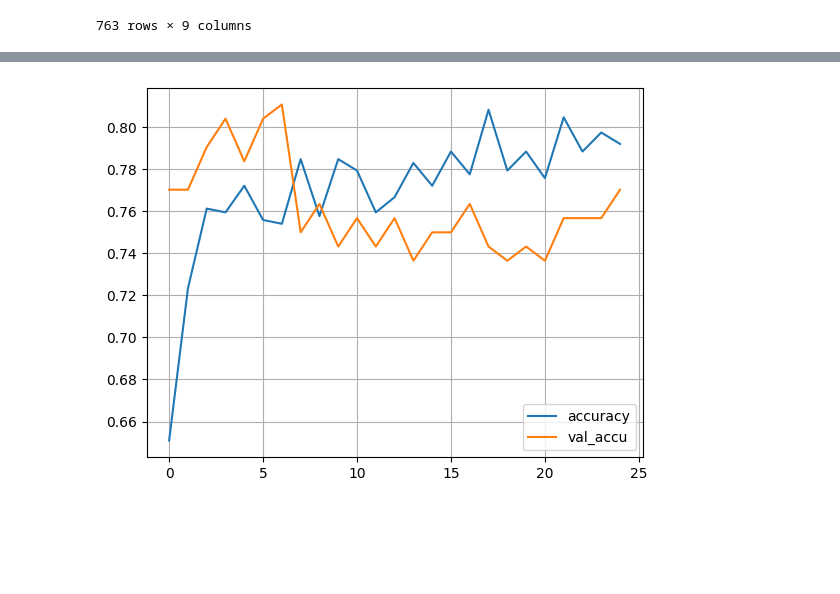
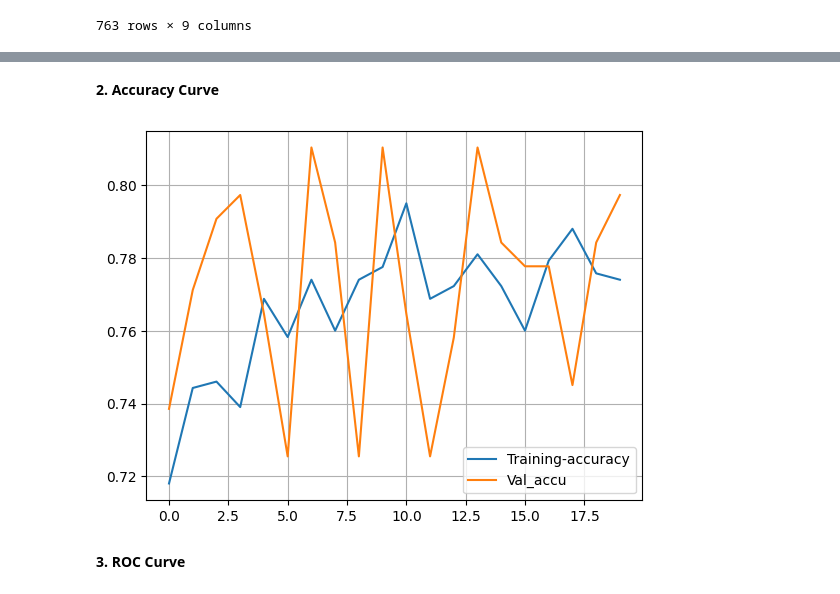
Before and after one commit to aarnab123/Diabetes-Prediction, a Jupyter notebook: diabetes_disease_prediction.ipynb, the cells around one changed output, grey strips where cells are left out. Saved outputs shown, nothing was run; the diff lists cells and outputs as text; code cells hidden in the pictures; blank space fills up the shorter version.

Commit message:
Kaggle Notebook | Diabetes-Disease Prediction | Version 7

```diff
--- a/diabetes_disease_prediction.ipynb
+++ b/diabetes_disease_prediction.ipynb
@@ -331,0 +327,11 @@ ColumnTransformer(transformers=[('pipeline-1',
+# %%
+numeric_features_mm = ['DiabetesPedigreeFunction', 'Age']
+numeric_features_std = ['Glucose', 'BloodPressure', 'SkinThickness', 'Insulin', 'BMI']
+categorical_features = ['Pregnancies']
+# %%
+CT = ColumnTransformer(transformers=[
+    ('minmax', MinMaxScaler(), numeric_features_mm),
+    ('standard', StandardScaler(), numeric_features_std),
+    ('ordinal', OrdinalEncoder(handle_unknown='use_encoded_value', unknown_value=-1), categorical_features)
+], remainder='drop')
+CT
@@ -475,12 +521,10 @@ import tensorflow as tf
 # %%
 model = tf.keras.models.Sequential([
     tf.keras.layers.Input(shape=(8,)),
-    tf.keras.layers.Dense(80,activation='relu',kernel_regularizer=tf.keras.regularizers.L2(0.001)),
-    tf.keras.layers.Dropout(.15),
-    tf.keras.layers.Dense(160,activation='relu',kernel_regularizer=tf.keras.regularizers.L2(0.001)),
-    tf.keras.layers.Dropout(.15),
-    tf.keras.layers.Dense(350,activation='relu',kernel_regularizer=tf.keras.regularizers.L2(0.001)),
-    tf.keras.layers.Dropout(.15),
+    tf.keras.layers.Dense(50,activation='relu',kernel_regularizer=tf.keras.regularizers.L2(0.001)),
+    tf.keras.layers.Dropout(.13),
+    tf.keras.layers.Dense(100,activation='relu',kernel_regularizer=tf.keras.regularizers.L2(0.001)),
+    tf.keras.layers.Dropout(.13),
     tf.keras.layers.Dense(1, activation='sigmoid')
 ])
 model.summary()
@@ -506,5 +554,5 @@ _________________________________________________________________
 model.compile(optimizer='Adam',
              loss='binary_crossentropy',
              metrics=['accuracy'],)
-M = model.fit(Xtrain,ytrain, validation_data=(Xtest,ytest), epochs=25,batch_size=24,)
+M = model.fit(Xtrain,ytrain, validation_data=(Xtest,ytest), epochs=20,batch_size=15,)
 # %% [output]
@@ -544,8 +599,12 @@ plt.show()
+# %% [markdown]
+**2. Accuracy Curve**
 # %%
-plt.plot(M.history['accuracy'], label='accuracy')
-plt.plot(M.history['val_accuracy'], label='val_accu')
+plt.plot(M.history['accuracy'], label='Training-accuracy')
+plt.plot(M.history['val_accuracy'], label='Val_accu')
 plt.legend()
 plt.grid(True)
 plt.show()
 # %% [output]
-[figure, old version]
+[figure, new version]
+# %% [markdown]
+**3. ROC Curve**
```
Also changed, not shown: parts of 61 cells of this notebook.
